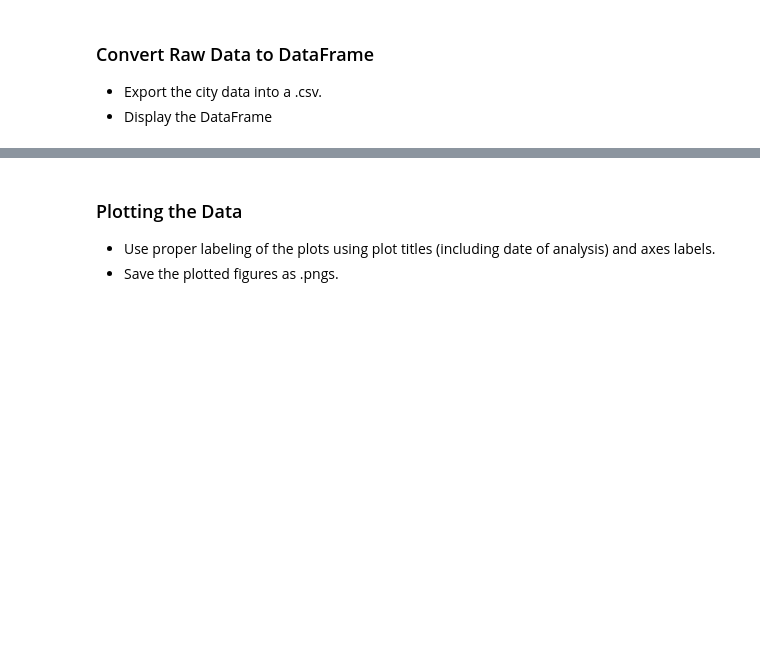
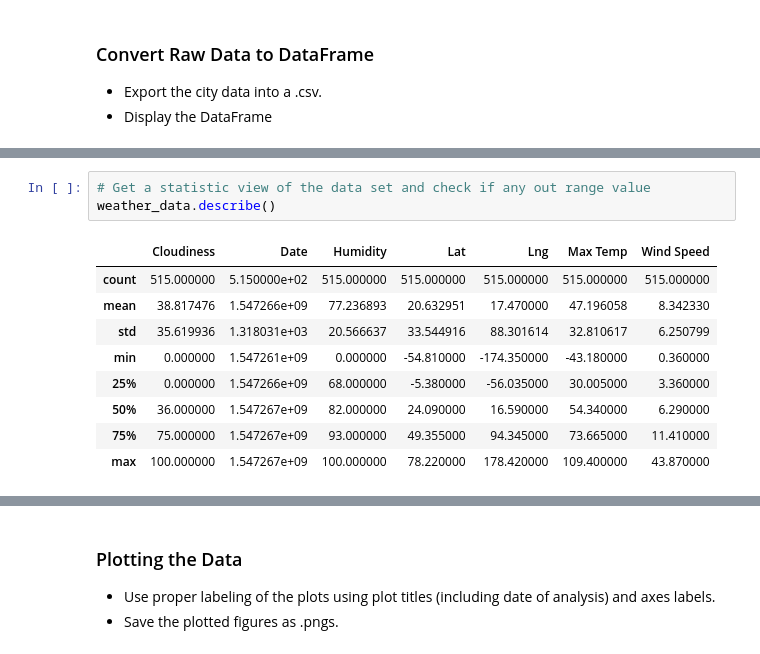
Before and after one commit to steveanalyst/06-WeatherPy, a Jupyter notebook: WeatherPy/WeatherPy.ipynb, the cells around one changed output, grey strips where cells are left out. Cells and saved outputs as stored; diff of their text form; blank space fills up the shorter version.

```diff
--- a/WeatherPy/WeatherPy.ipynb
+++ b/WeatherPy/WeatherPy.ipynb
@@ -235,0 +195,13 @@ weather_data.head()
+# %%
+# Get a statistic view of the data set and check if any out range value
+weather_data.describe()
+# %% [output]
+|  | Cloudiness | Date | Humidity | Lat | Lng | Max Temp | Wind Speed |
+| count | 515.000000 | 5.150000e+02 | 515.000000 | 515.000000 | 515.000000 | 515.000000 | 515.000000 |
+| mean | 38.817476 | 1.547266e+09 | 77.236893 | 20.632951 | 17.470000 | 47.196058 | 8.342330 |
+| std | 35.619936 | 1.318031e+03 | 20.566637 | 33.544916 | 88.301614 | 32.810617 | 6.250799 |
+| min | 0.000000 | 1.547261e+09 | 0.000000 | -54.810000 | -174.350000 | -43.180000 | 0.360000 |
+| 25% | 0.000000 | 1.547266e+09 | 68.000000 | -5.380000 | -56.035000 | 30.005000 | 3.360000 |
+| 50% | 36.000000 | 1.547267e+09 | 82.000000 | 24.090000 | 16.590000 | 54.340000 | 6.290000 |
+| 75% | 75.000000 | 1.547267e+09 | 93.000000 | 49.355000 | 94.345000 | 73.665000 | 11.410000 |
+| max | 100.000000 | 1.547267e+09 | 100.000000 | 78.220000 | 178.420000 | 109.400000 | 43.870000 |
```
Also changed, not shown: parts of 19 cells of this notebook, 14 other files.
